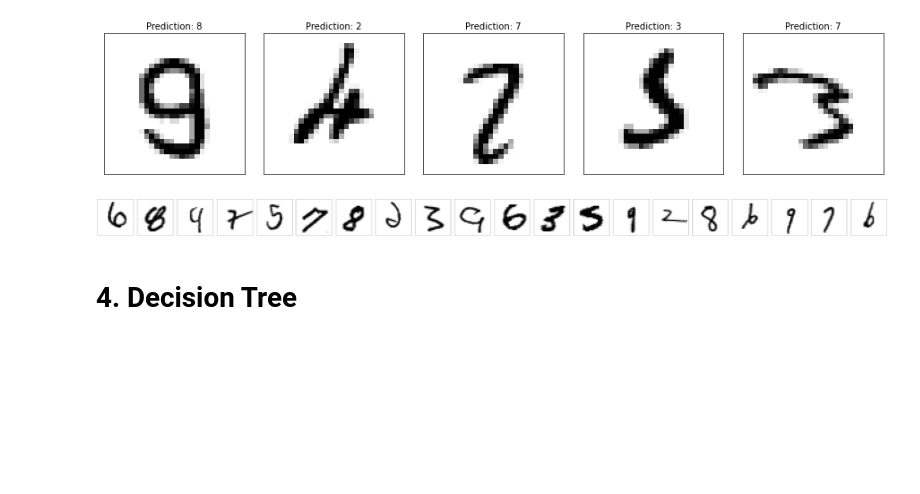
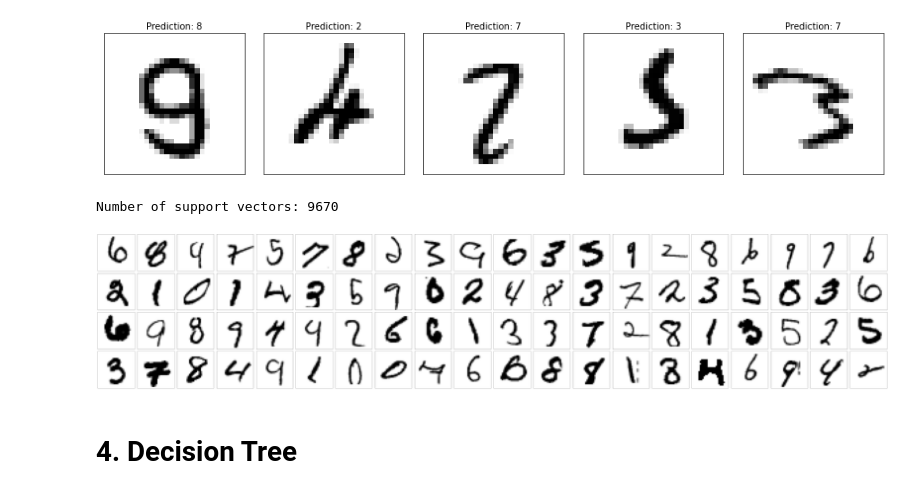
Before and after one commit to goglom/ML, a Jupyter notebook: Problem_3/main.ipynb, the cells around one changed output. Saved outputs shown, nothing was run; the diff lists cells and outputs as text; code cells hidden in the pictures; blank space fills up the shorter version.

```diff
--- a/Problem_3/main.ipynb
+++ b/Problem_3/main.ipynb
@@ -24,5 +30,13 @@ import dill
-# %%
-dill.load_session("session.plk")
+# %%
+def serialize(object, filename):
+    with open("./tmp/" + filename + ".pickle", "wb") as file:
+        dill.dump(object, file, protocol=dill.HIGHEST_PROTOCOL, fix_imports=True)
+
+
+def deserialize(filename):
+    with open("./tmp/" + filename + ".pickle", "rb") as file:
+        return dill.load(file)
+#dill.load_session("session.plk")
 # %%
 def show_test_results(y_pred):
     print("Accuracy on test: ", accuracy_score(y_pred, y_test))
@@ -33,14 +50,9 @@ x, y = fetch_openml('mnist_784', version=1, return_X_y=True, as_frame=False)
 # %%
 #split data according MNIST specification
+x = deserialize("x")
+y = deserialize("y")
+
 x_train, x_test = np.split(x, [60000])
 y_train, y_test = np.split(y.astype(int), [60000])
 # %% [markdown]
 # 1. Logistic Regression
-# %%
-parameters = { "C": (0.1, 1, 10)}
-logreg_search = GridSearchCV(LogisticRegression(penalty="l2", n_jobs=4, max_iter=100, solver="saga"), parameters, n_jobs=4, cv=3)
-logreg = make_pipeline(StandardScaler(), logreg_search)
-logreg.fit(x_train, y_train)
-y_pred4 = logreg.predict(x_test)
-
-y_pred1 = logreg.predict(x_test);
@@ -100,14 +206,15 @@ Accuracy on test:  0.9843
 {'C': 10, 'kernel': 'rbf'}
 [figure]
 # %%
-"Number of support vectors: {0}".format(svm_search.best_estimator_.support_vectors_.shape[0])
+print("Number of support vectors:", svm_search.best_estimator_.support_vectors_.shape[0])
 
 support_vectors = svm_search.best_estimator_.support_vectors_.copy()
 gen = rnd.RandomState(0)
 gen.shuffle(support_vectors)
-show_data(support_vectors, dpi=30, number=20)
+show_data(support_vectors, dpi=30, number=80, shape=(4, 20))
 # %% [output]
+Number of support vectors: 9670
-[figure, old version]
+[figure, new version]
 # %% [markdown]
 # 4. Decision Tree
 # %%
```
Also changed, not shown: parts of 19 cells of this notebook, 5 other files.
